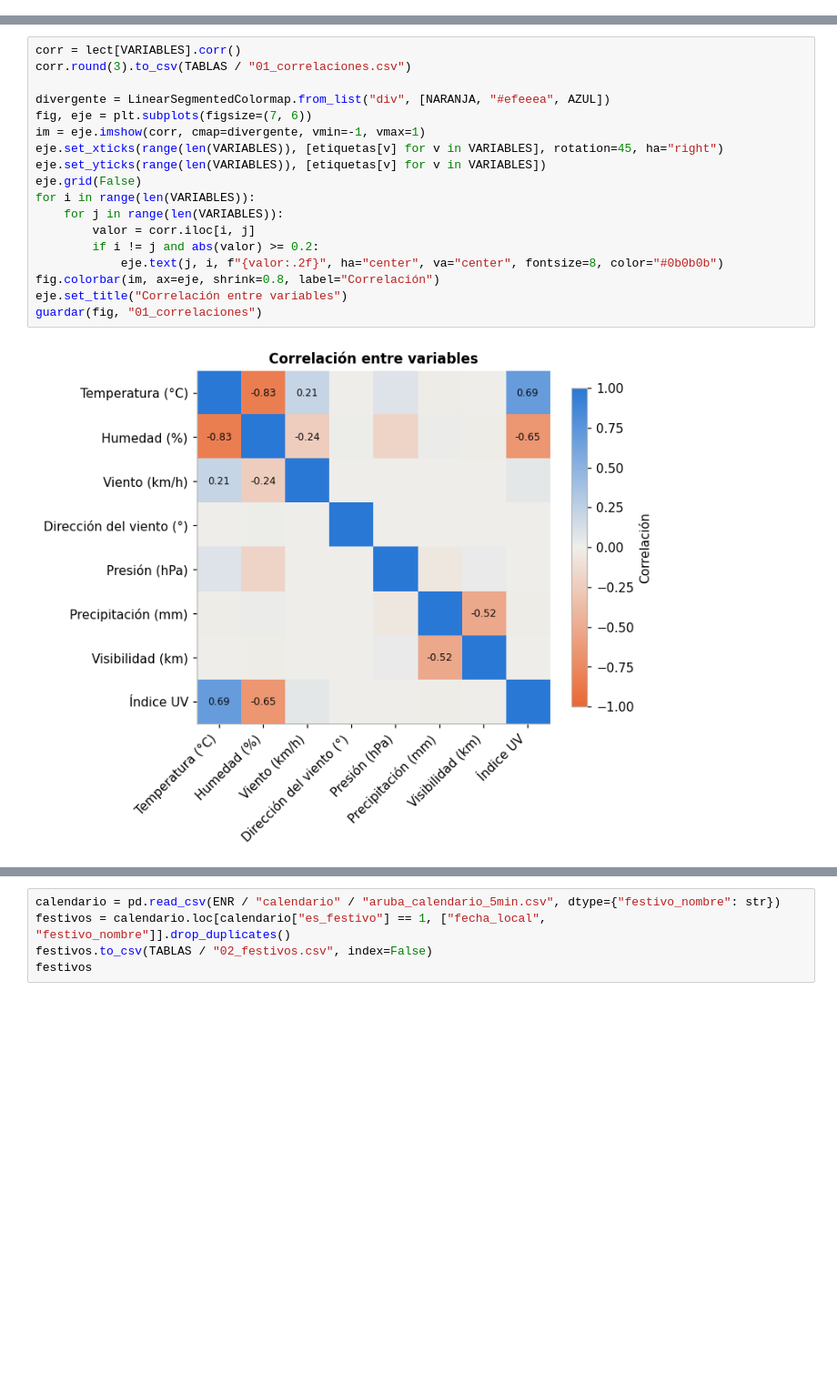
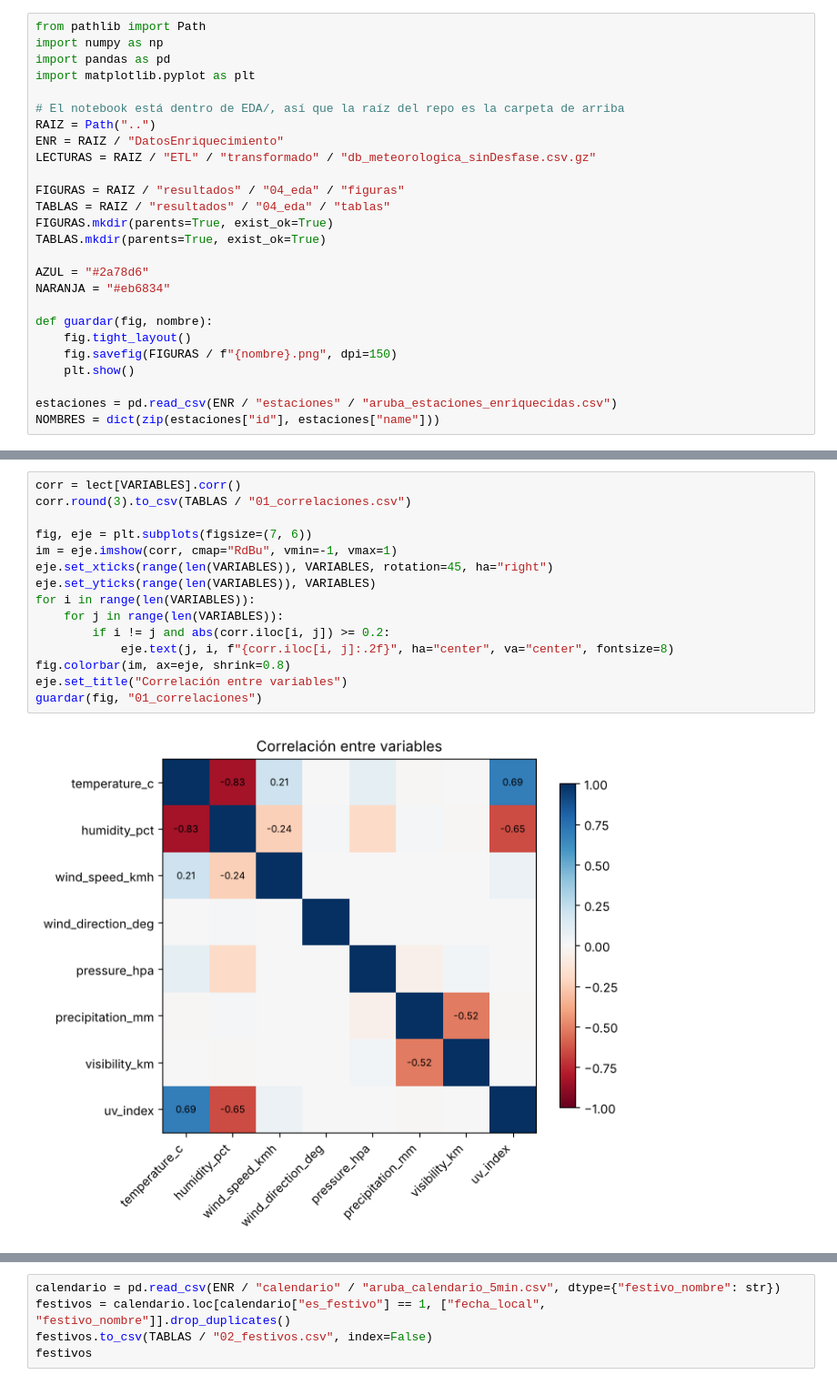
Before and after one commit to LucasToledanoDuque/Proyect_Computacion_HP, a Jupyter notebook: EDA/eda_datos.ipynb, the cells around one changed output, grey strips where cells are left out. Shown at 91% size. Cells and saved outputs as stored; diff of their text form; blank space fills up the shorter version.

```diff
--- a/EDA/eda_datos.ipynb
+++ b/EDA/eda_datos.ipynb
@@ -1,3 +7,29 @@
+# %%
+from pathlib import Path
+import numpy as np
+import pandas as pd
+import matplotlib.pyplot as plt
+
+# El notebook está dentro de EDA/, así que la raíz del repo es la carpeta de arriba
+RAIZ = Path("..")
+ENR = RAIZ / "DatosEnriquecimiento"
+LECTURAS = RAIZ / "ETL" / "transformado" / "db_meteorologica_sinDesfase.csv.gz"
+
+FIGURAS = RAIZ / "resultados" / "04_eda" / "figuras"
+TABLAS = RAIZ / "resultados" / "04_eda" / "tablas"
+FIGURAS.mkdir(parents=True, exist_ok=True)
+TABLAS.mkdir(parents=True, exist_ok=True)
+
+AZUL = "#2a78d6"
+NARANJA = "#eb6834"
+
+def guardar(fig, nombre):
+    fig.tight_layout()
+    fig.savefig(FIGURAS / f"{nombre}.png", dpi=150)
+    plt.show()
+
+estaciones = pd.read_csv(ENR / "estaciones" / "aruba_estaciones_enriquecidas.csv")
+NOMBRES = dict(zip(estaciones["id"], estaciones["name"]))
 # %% [markdown]
 ## 1. Las lecturas meteorológicas originales
 
@@ -127,20 +145,17 @@ Las estaciones se parecen mucho entre sí, salvo dos: Hooiberg Summit y Arikok N
 # %%
 corr = lect[VARIABLES].corr()
 corr.round(3).to_csv(TABLAS / "01_correlaciones.csv")
 
-divergente = LinearSegmentedColormap.from_list("div", [NARANJA, "#efeeea", AZUL])
 fig, eje = plt.subplots(figsize=(7, 6))
-im = eje.imshow(corr, cmap=divergente, vmin=-1, vmax=1)
-eje.set_xticks(range(len(VARIABLES)), [etiquetas[v] for v in VARIABLES], rotation=45, ha="right")
-eje.set_yticks(range(len(VARIABLES)), [etiquetas[v] for v in VARIABLES])
-eje.grid(False)
+im = eje.imshow(corr, cmap="RdBu", vmin=-1, vmax=1)
+eje.set_xticks(range(len(VARIABLES)), VARIABLES, rotation=45, ha="right")
+eje.set_yticks(range(len(VARIABLES)), VARIABLES)
 for i in range(len(VARIABLES)):
     for j in range(len(VARIABLES)):
-        valor = corr.iloc[i, j]
-        if i != j and abs(valor) >= 0.2:
-            eje.text(j, i, f"{valor:.2f}", ha="center", va="center", fontsize=8, color="#0b0b0b")
-fig.colorbar(im, ax=eje, shrink=0.8, label="Correlación")
+        if i != j and abs(corr.iloc[i, j]) >= 0.2:
+            eje.text(j, i, f"{corr.iloc[i, j]:.2f}", ha="center", va="center", fontsize=8)
+fig.colorbar(im, ax=eje, shrink=0.8)
 eje.set_title("Correlación entre variables")
 guardar(fig, "01_correlaciones")
 # %% [output]
-[figure, old version]
+[figure, new version]
```
Also changed, not shown: parts of 40 cells of this notebook, 14 other files.
